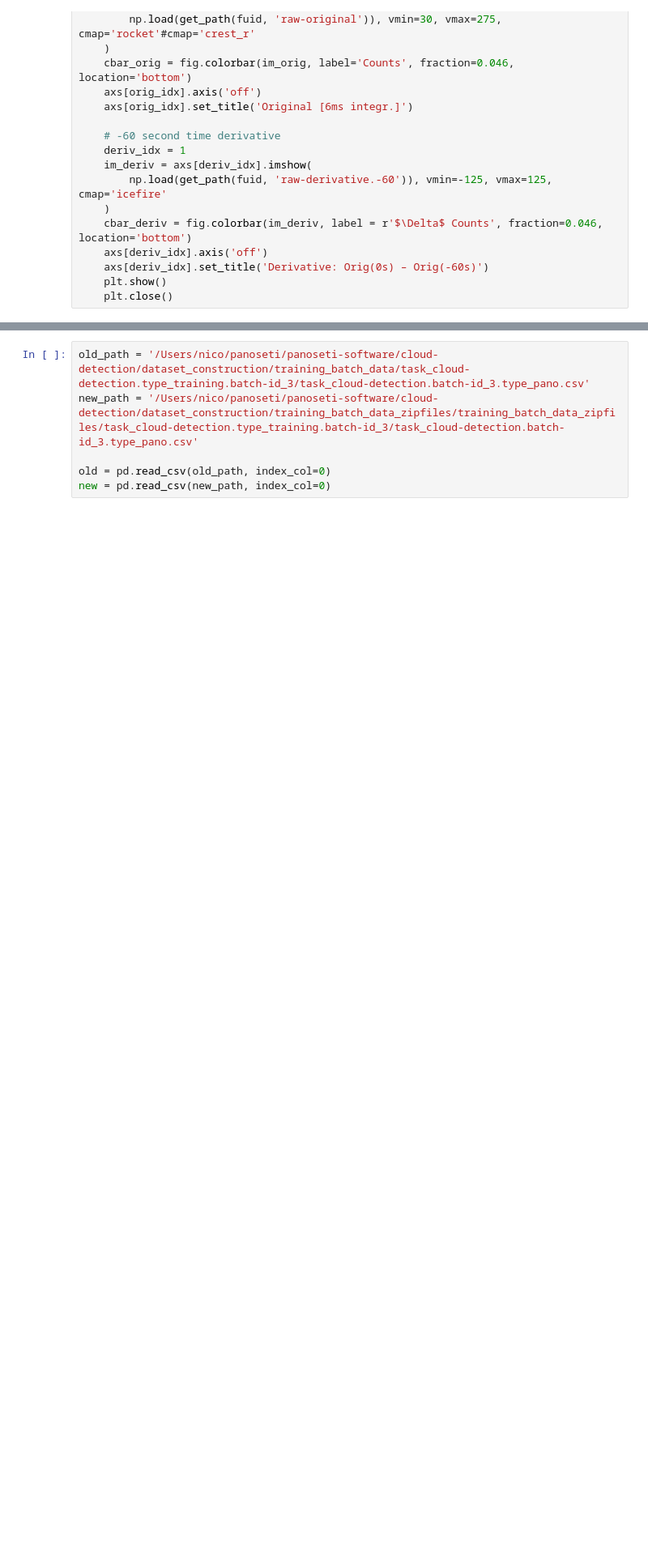
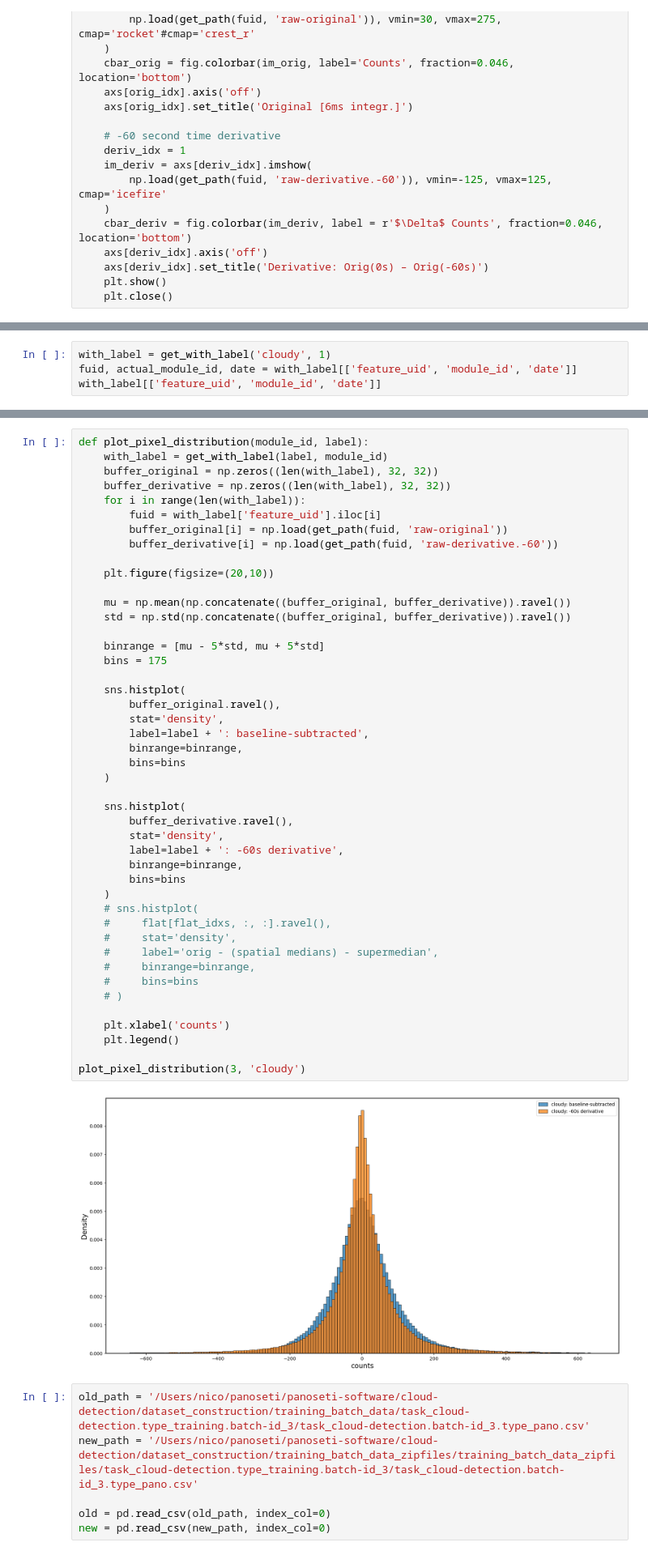
Before and after one commit to panoseti/panoseti, a Jupyter notebook: cloud-detection/model_training/preview_features.ipynb, the cells around one changed output, grey strips where cells are left out. Shown: that part at 81% size. Cells and saved outputs as stored; diff of their text form; blank space fills up the shorter version.

```diff
--- a/cloud-detection/model_training/preview_features.ipynb
+++ b/cloud-detection/model_training/preview_features.ipynb
@@ -325,3 +328,7 @@ def plot_frame(module_id, label, step, i):
 browse_labels(continuous_update=True)
 # %% [output]
 interactive(children=(Dropdown(description='module_id', layout=Layout(justify_content='center', width='50%'), …
+# %%
+with_label = get_with_label('cloudy', 1)
+fuid, actual_module_id, date = with_label[['feature_uid', 'module_id', 'date']]
+with_label[['feature_uid', 'module_id', 'date']]
@@ -328,3 +349,50 @@ interactive(children=(Dropdown(description='module_id', layout=Layout(justify_co
+# %%
+def plot_pixel_distribution(module_id, label):
+    with_label = get_with_label(label, module_id)
+    buffer_original = np.zeros((len(with_label), 32, 32))
+    buffer_derivative = np.zeros((len(with_label), 32, 32))
+    for i in range(len(with_label)):
+        fuid = with_label['feature_uid'].iloc[i]
+        buffer_original[i] = np.load(get_path(fuid, 'raw-original'))
+        buffer_derivative[i] = np.load(get_path(fuid, 'raw-derivative.-60'))
+
+    plt.figure(figsize=(20,10))
+
+    mu = np.mean(np.concatenate((buffer_original, buffer_derivative)).ravel())
+    std = np.std(np.concatenate((buffer_original, buffer_derivative)).ravel())
+
+    binrange = [mu - 5*std, mu + 5*std]
+    bins = 175
+
+    sns.histplot(
+        buffer_original.ravel(),
+        stat='density',
+        label=label + ': baseline-subtracted',
+        binrange=binrange,
+        bins=bins
+    )
+
+    sns.histplot(
+        buffer_derivative.ravel(),
+        stat='density',
+        label=label + ': -60s derivative',
+        binrange=binrange,
+        bins=bins
+    )
+    # sns.histplot(
+    #     flat[flat_idxs, :, :].ravel(),
+    #     stat='density',
+    #     label='orig - (spatial medians) - supermedian',
+    #     binrange=binrange,
+    #     bins=bins
+    # )
+
+    plt.xlabel('counts')
+    plt.legend()
+
+plot_pixel_distribution(3, 'cloudy')
+# %% [output]
+[figure, added]
 # %%
 old_path = '/Users/nico/panoseti/panoseti-software/cloud-detection/dataset_construction/training_batch_data/task_cloud-detection.type_training.batch-id_3/task_cloud-detection.batch-id_3.type_pano.csv'
 new_path = '/Users/nico/panoseti/panoseti-software/cloud-detection/dataset_construction/training_batch_data_zipfiles/training_batch_data_zipfiles/task_cloud-detection.type_training.batch-id_3/task_cloud-detection.batch-id_3.type_pano.csv'
```
Also changed, not shown: parts of 6 cells of this notebook, 3 other files.
